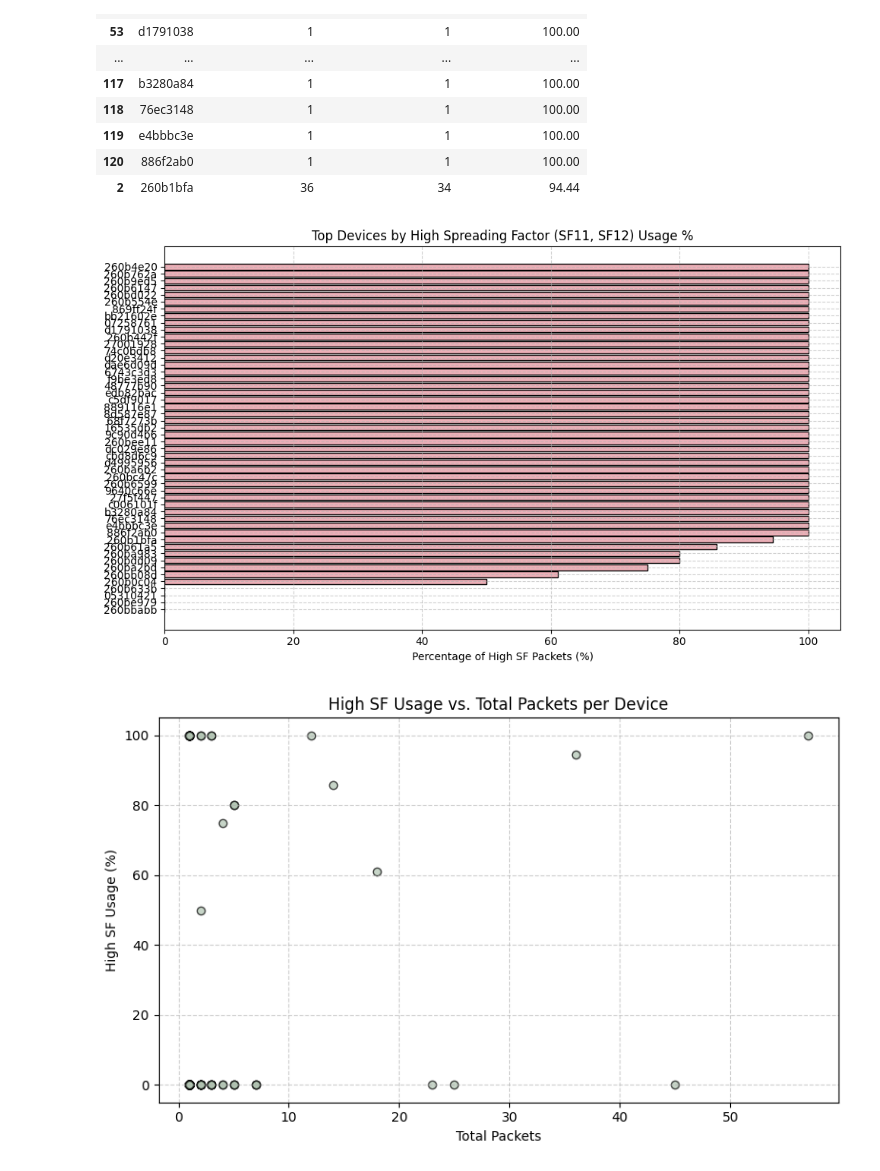
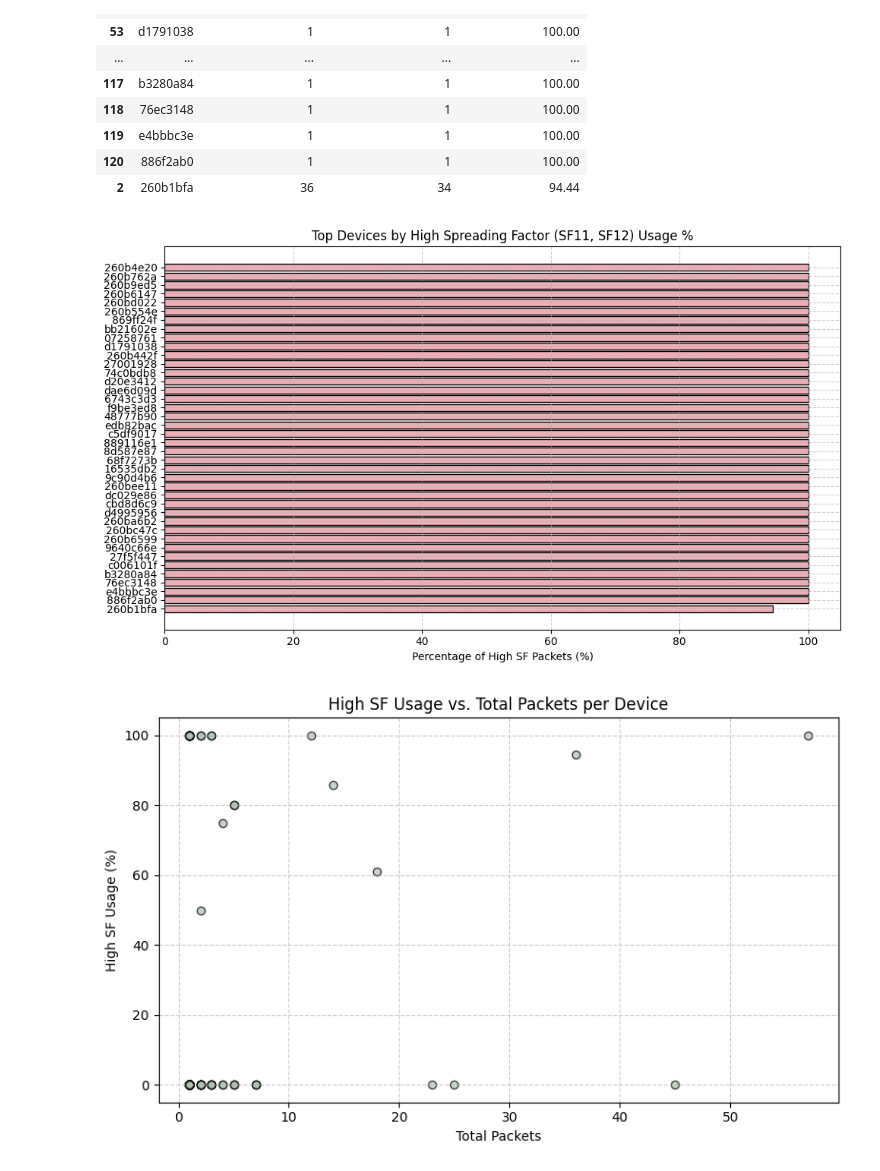
Before and after one commit to dilaaslan3/Smart-Environment-LoraWan-Data-Analysis, a Jupyter notebook: Smart_Environments_Project_downPackets_final.ipynb, the cells around one changed output. Saved outputs shown, nothing was run; the diff lists cells and outputs as text; code cells hidden in the pictures.

```diff
--- a/Smart_Environments_Project_downPackets_final.ipynb
+++ b/Smart_Environments_Project_downPackets_final.ipynb
@@ -400,20 +400,20 @@ device_sf_summary.head(40)
 # %%
 import matplotlib.pyplot as plt
 
 # Select top N devices for clarity
-top_devices = device_sf_summary.head(50)
+top_devices = device_sf_summary.head(40)
 
 plt.figure(figsize=(10, 6))
 plt.barh(top_devices['DevAddr'].astype(str), top_devices['HighSF_Percentage'],
          color='#edafb8', edgecolor='black')
 plt.xlabel('Percentage of High SF Packets (%)')
 plt.title('Top Devices by High Spreading Factor (SF11, SF12) Usage %')
 plt.gca().invert_yaxis()
 plt.grid(True, linestyle='--', alpha=0.6)
 plt.tight_layout()
 plt.show()
 # %% [output]
-[figure, old version]
+[figure, new version]
 # %%
 plt.figure(figsize=(8, 5))
 plt.scatter(device_sf_summary['TotalPacketCount'],
```
Also changed, not shown: parts of 3 cells of this notebook, 1 other file.
